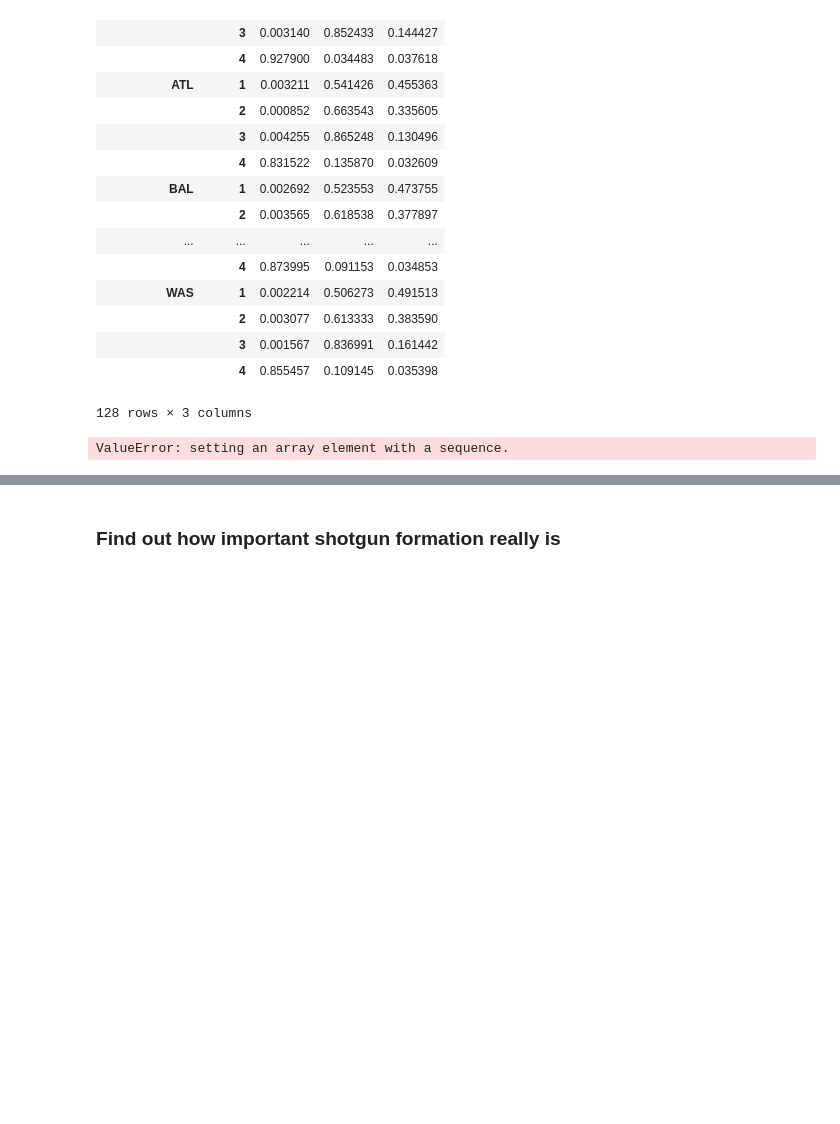
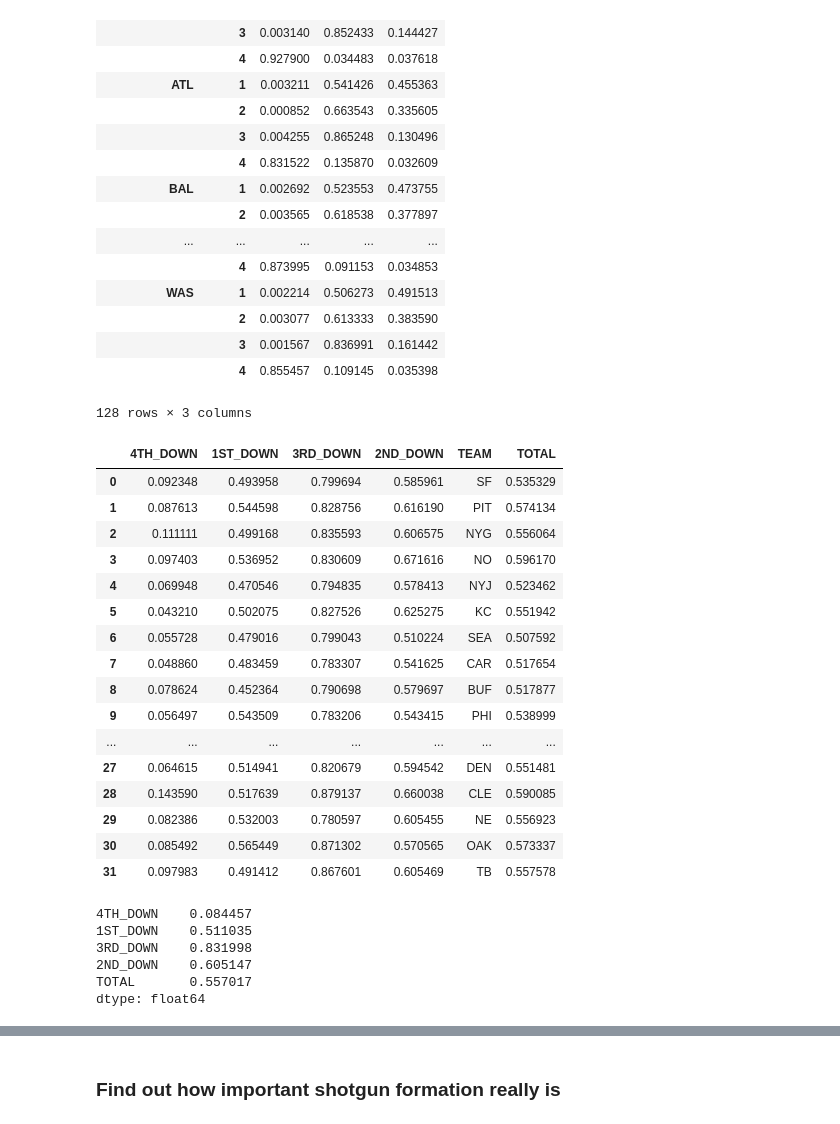
Before and after one commit to zreyn/nfl, a Jupyter notebook: notebooks/nfl-eda.ipynb, the cells around one changed output, grey strips where cells are left out. Drawn from its saved outputs; the diff is of its cells as text; code cells hidden in the pictures; blank space fills up the shorter version.

```diff
--- a/notebooks/nfl-eda.ipynb
+++ b/notebooks/nfl-eda.ipynb
@@ -726,7 +722,45 @@ plays_by_down_and_team
 |  | 3 | 0.001567 | 0.836991 | 0.161442 |
 |  | 4 | 0.855457 | 0.109145 | 0.035398 |
 128 rows × 3 columns
-# %%
-plt.plot(plays_by_down_and_team)
-# %% [output]
-ValueError: setting an array element with a sequence.
+# %%
+percentages = {}
+i = 0
+for team in pbp.OFFENSETEAM.unique():
+    play = 'PASS'
+    percentages[i] = {'TEAM':team
+                     , 'TOTAL':totals_by_team[play][team]
+                     , '1ST_DOWN':plays_by_down_and_team.T[team][1][play]
+                     , '2ND_DOWN':plays_by_down_and_team.T[team][2][play]
+                     , '3RD_DOWN':plays_by_down_and_team.T[team][3][play]
+                     , '4TH_DOWN':plays_by_down_and_team.T[team][4][play]}
+    i += 1
+
+percent_df = pd.DataFrame.from_dict(percentages, orient='index')
+percent_df
+# %% [output]
+|  | 4TH_DOWN | 1ST_DOWN | 3RD_DOWN | 2ND_DOWN | TEAM | TOTAL |
+| 0 | 0.092348 | 0.493958 | 0.799694 | 0.585961 | SF | 0.535329 |
+| 1 | 0.087613 | 0.544598 | 0.828756 | 0.616190 | PIT | 0.574134 |
+| 2 | 0.111111 | 0.499168 | 0.835593 | 0.606575 | NYG | 0.556064 |
+| 3 | 0.097403 | 0.536952 | 0.830609 | 0.671616 | NO | 0.596170 |
+| 4 | 0.069948 | 0.470546 | 0.794835 | 0.578413 | NYJ | 0.523462 |
+| 5 | 0.043210 | 0.502075 | 0.827526 | 0.625275 | KC | 0.551942 |
+| 6 | 0.055728 | 0.479016 | 0.799043 | 0.510224 | SEA | 0.507592 |
+| 7 | 0.048860 | 0.483459 | 0.783307 | 0.541625 | CAR | 0.517654 |
+| 8 | 0.078624 | 0.452364 | 0.790698 | 0.579697 | BUF | 0.517877 |
+| 9 | 0.056497 | 0.543509 | 0.783206 | 0.543415 | PHI | 0.538999 |
+| ... | ... | ... | ... | ... | ... | ... |
+| 27 | 0.064615 | 0.514941 | 0.820679 | 0.594542 | DEN | 0.551481 |
+| 28 | 0.143590 | 0.517639 | 0.879137 | 0.660038 | CLE | 0.590085 |
+| 29 | 0.082386 | 0.532003 | 0.780597 | 0.605455 | NE | 0.556923 |
+| 30 | 0.085492 | 0.565449 | 0.871302 | 0.570565 | OAK | 0.573337 |
+| 31 | 0.097983 | 0.491412 | 0.867601 | 0.605469 | TB | 0.557578 |
+# %%
+percent_df.mean()
+# %% [output]
+4TH_DOWN    0.084457
+1ST_DOWN    0.511035
+3RD_DOWN    0.831998
+2ND_DOWN    0.605147
+TOTAL       0.557017
+dtype: float64
```
Also changed, not shown: parts of 4 cells of this notebook, 1 other file.
